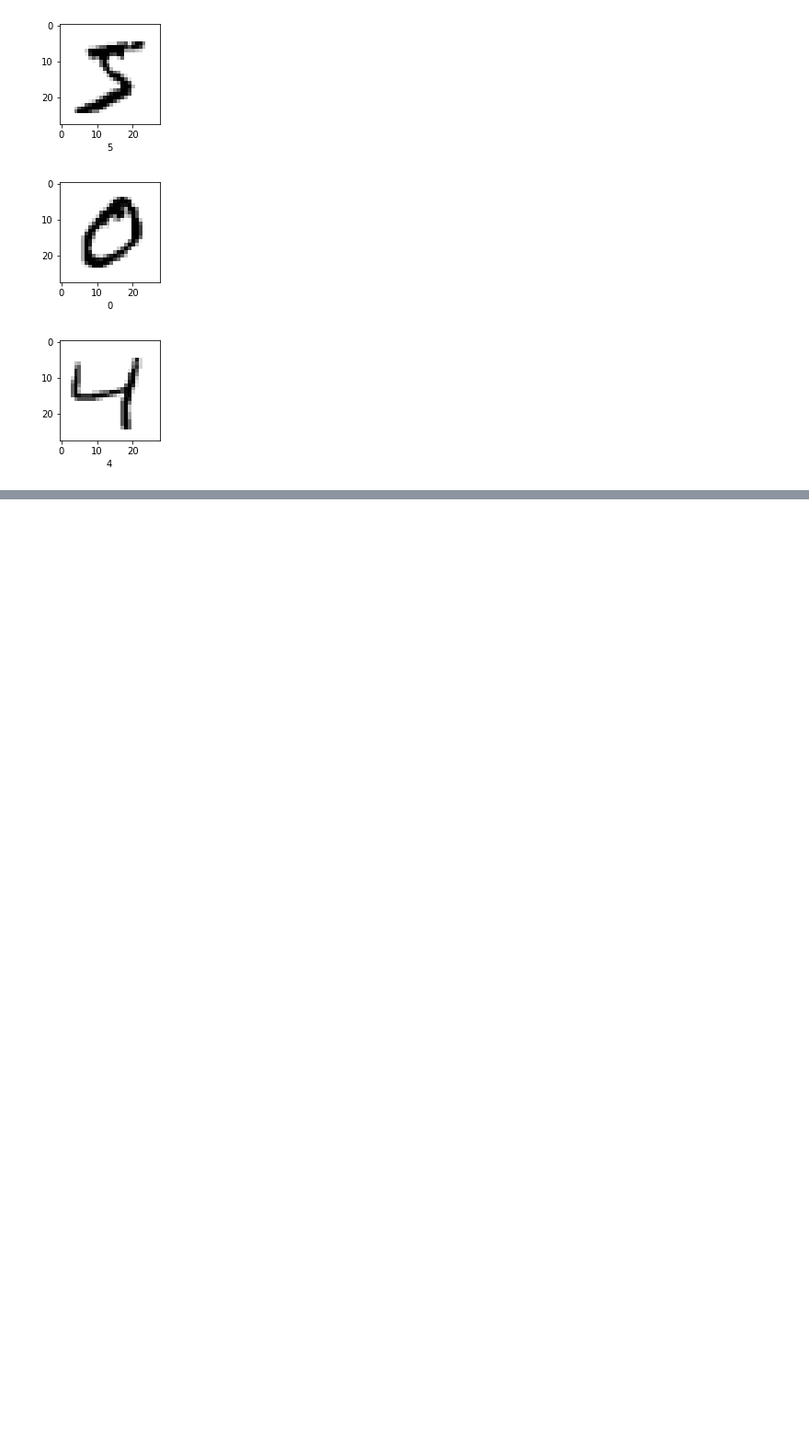
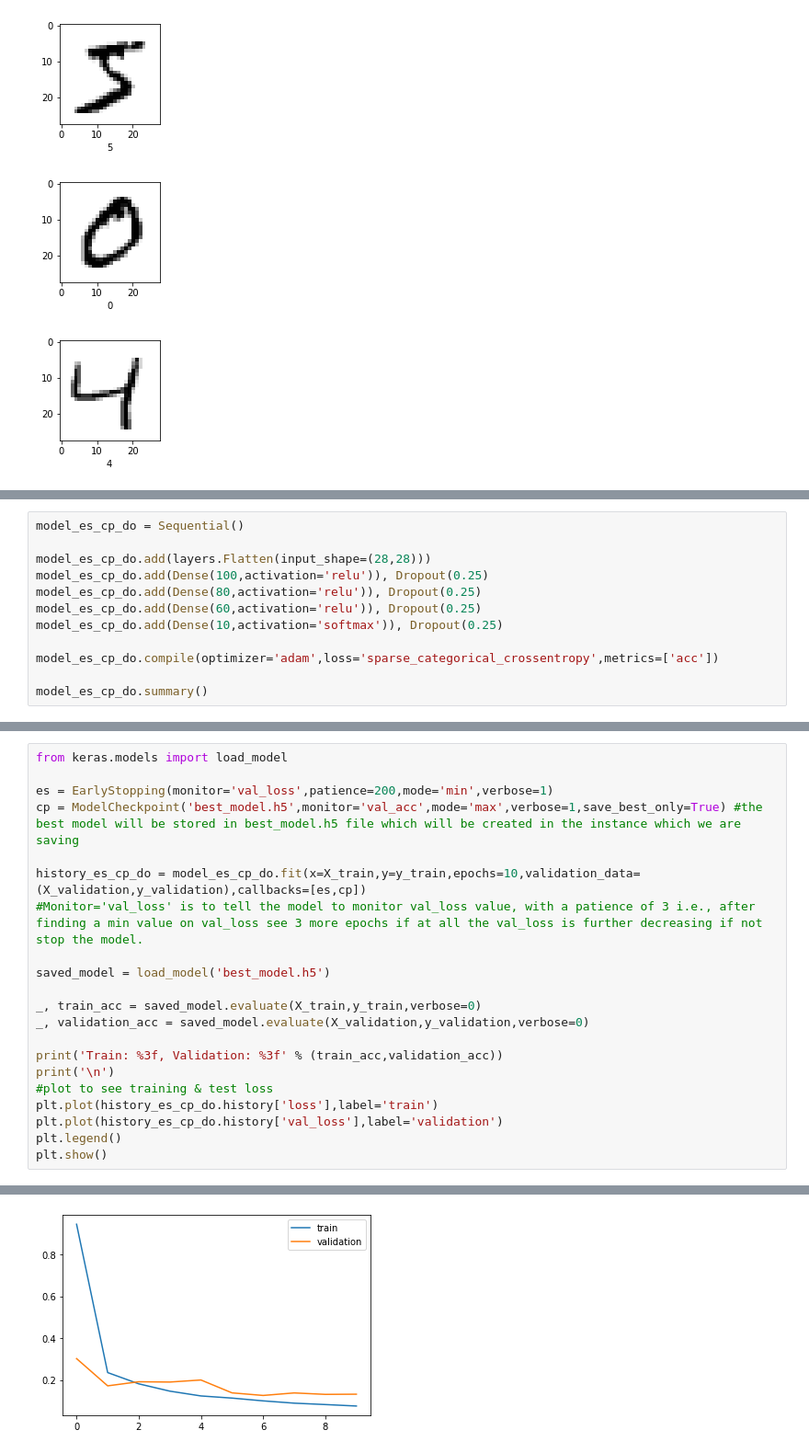
Before and after one commit to santhoshbvsrk/DeepLearning, a Jupyter notebook: MNIST/DigitRecognizer_MNIST.ipynb, the cells around one changed output, grey strips where cells are left out. Shown: that part at 92% size. Drawn from its saved outputs; the diff is of its cells as text; blank space fills up the shorter version.

```diff
--- a/MNIST/DigitRecognizer_MNIST.ipynb
+++ b/MNIST/DigitRecognizer_MNIST.ipynb
@@ -64,0 +146,12 @@ for index in range(0,3):
+# %%
+model_es_cp_do = Sequential()
+
+model_es_cp_do.add(layers.Flatten(input_shape=(28,28)))
+model_es_cp_do.add(Dense(100,activation='relu')), Dropout(0.25)
+model_es_cp_do.add(Dense(80,activation='relu')), Dropout(0.25)
+model_es_cp_do.add(Dense(60,activation='relu')), Dropout(0.25)
+model_es_cp_do.add(Dense(10,activation='softmax')), Dropout(0.25)
+
+model_es_cp_do.compile(optimizer='adam',loss='sparse_categorical_crossentropy',metrics=['acc'])
+
+model_es_cp_do.summary()
@@ -64,0 +177,22 @@ for index in range(0,3):
+# %%
+from keras.models import load_model
+
+es = EarlyStopping(monitor='val_loss',patience=200,mode='min',verbose=1)
+cp = ModelCheckpoint('best_model.h5',monitor='val_acc',mode='max',verbose=1,save_best_only=True) #the best model will be stored in best_model.h5 file which will be created in the instance which we are saving
+
+history_es_cp_do = model_es_cp_do.fit(x=X_train,y=y_train,epochs=10,validation_data=(X_validation,y_validation),callbacks=[es,cp])
+#Monitor='val_loss' is to tell the model to monitor val_loss value, with a patience of 3 i.e., after finding a min value on val_loss see 3 more epochs if at all the val_loss is further decreasing if not stop the model.
+
+saved_model = load_model('best_model.h5')
+
+_, train_acc = saved_model.evaluate(X_train,y_train,verbose=0)
+_, validation_acc = saved_model.evaluate(X_validation,y_validation,verbose=0)
+
+print('Train: %3f, Validation: %3f' % (train_acc,validation_acc))
+print('\n')
+#plot to see training & test loss
+plt.plot(history_es_cp_do.history['loss'],label='train')
+plt.plot(history_es_cp_do.history['val_loss'],label='validation')
+plt.legend()
+plt.show()
+# %% [output]
@@ -64,0 +216 @@ for index in range(0,3):
+[figure, added]
```
Also changed, not shown: parts of 12 cells of this notebook.
